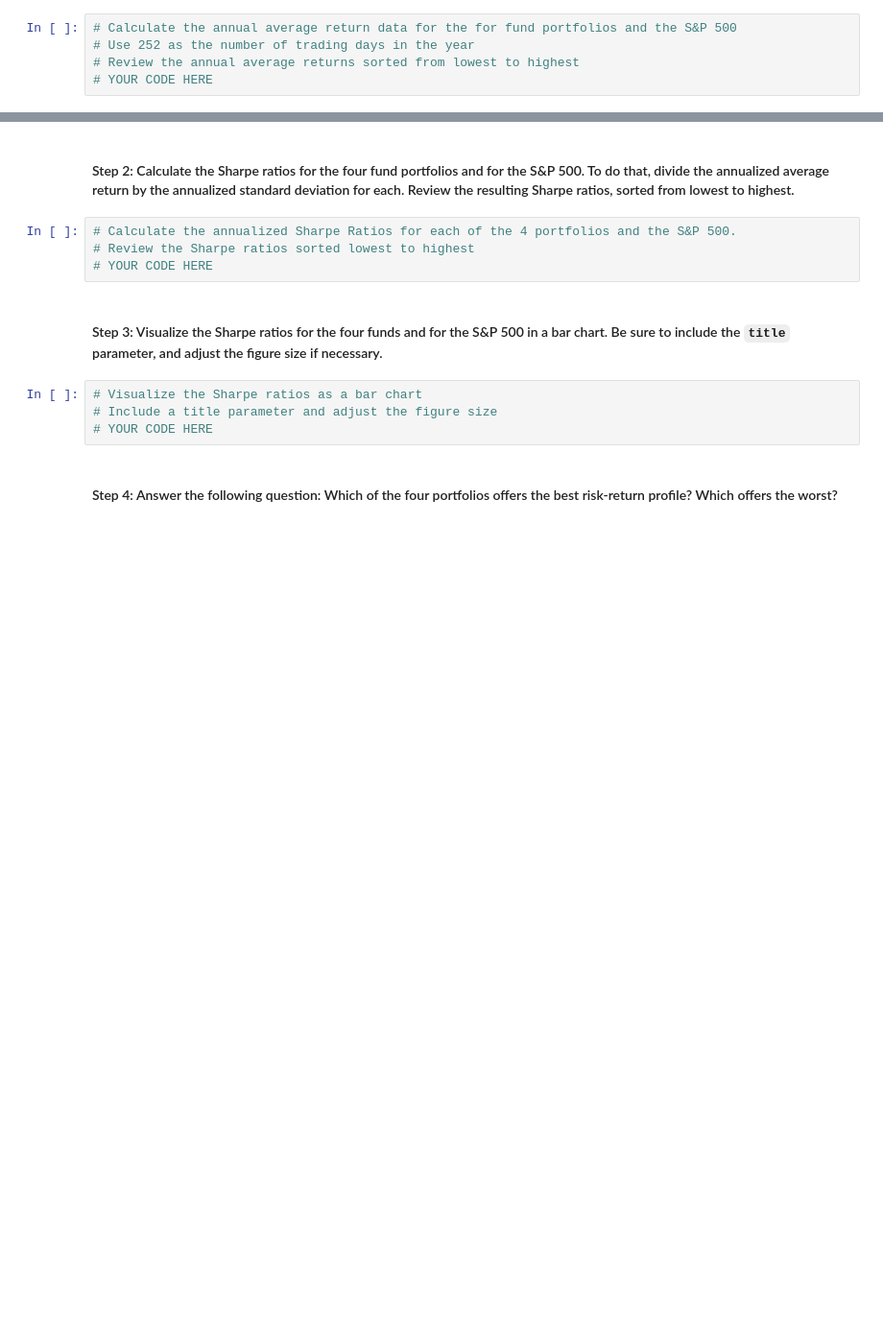
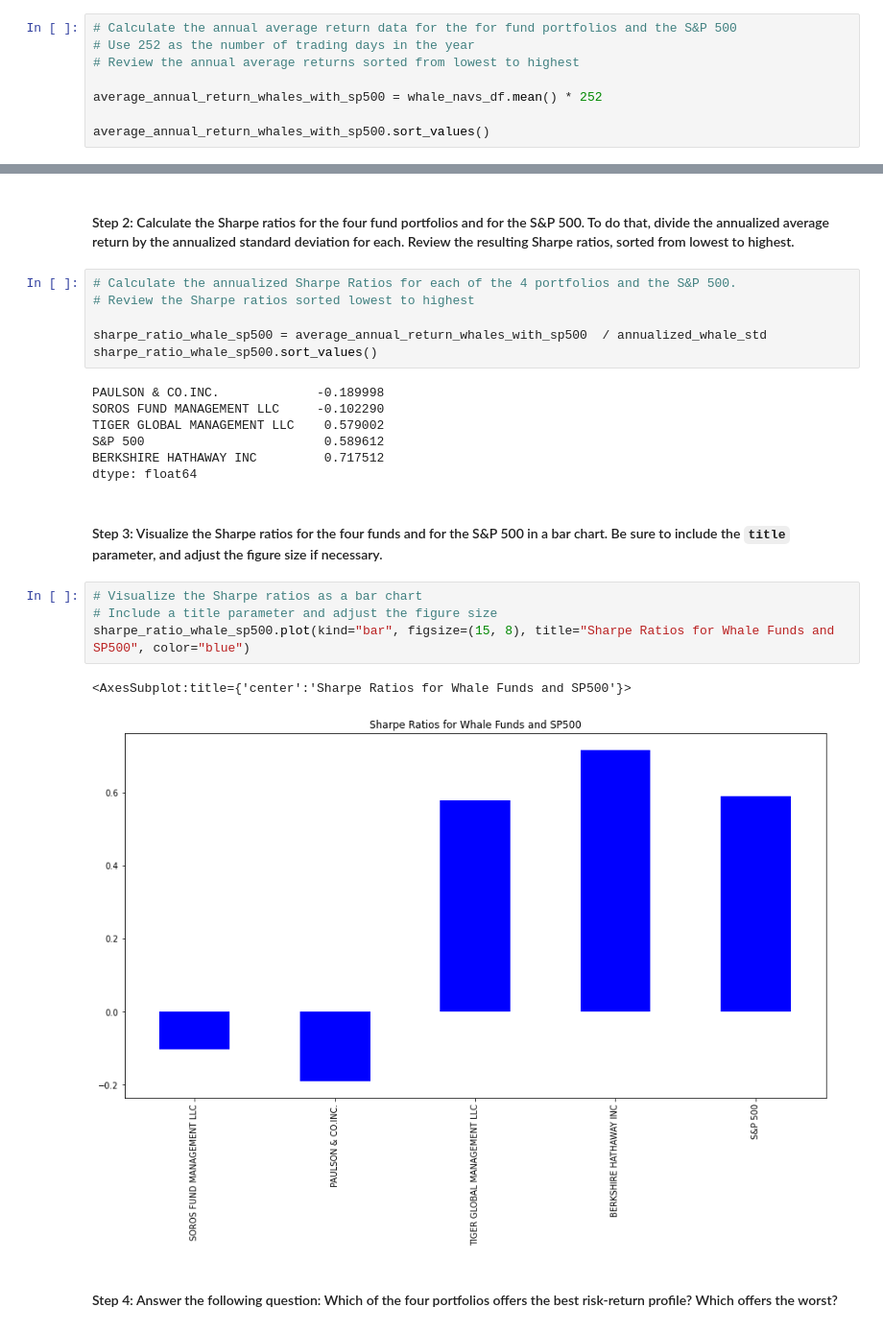
Before and after one commit to justcb/risk_return_analysis, a Jupyter notebook: risk_return_analysis.ipynb, the cells around one changed output, grey strips where cells are left out. Shown: that part at 96% size. Drawn from its saved outputs; the diff is of its cells as text; blank space fills up the shorter version.

```diff
--- a/risk_return_analysis.ipynb
+++ b/risk_return_analysis.ipynb
@@ -329,4 +329,7 @@ To determine the overall risk of an asset or portfolio, quantitative analysts an
 # Calculate the annual average return data for the for fund portfolios and the S&P 500
 # Use 252 as the number of trading days in the year
 # Review the annual average returns sorted from lowest to highest
-# YOUR CODE HERE
+
+average_annual_return_whales_with_sp500 = whale_navs_df.mean() * 252
+
+average_annual_return_whales_with_sp500.sort_values()
@@ -335,13 +345,25 @@ To determine the overall risk of an asset or portfolio, quantitative analysts an
 # %%
 # Calculate the annualized Sharpe Ratios for each of the 4 portfolios and the S&P 500.
 # Review the Sharpe ratios sorted lowest to highest
-# YOUR CODE HERE
+
+sharpe_ratio_whale_sp500 = average_annual_return_whales_with_sp500  / annualized_whale_std
+sharpe_ratio_whale_sp500.sort_values()
+# %% [output]
+PAULSON & CO.INC.             -0.189998
+SOROS FUND MANAGEMENT LLC     -0.102290
+TIGER GLOBAL MANAGEMENT LLC    0.579002
+S&P 500                        0.589612
+BERKSHIRE HATHAWAY INC         0.717512
+dtype: float64
 # %% [markdown]
 #### Step 3: Visualize the Sharpe ratios for the four funds and for the S&P 500 in a bar chart. Be sure to include the `title` parameter, and adjust the figure size if necessary.
 # %%
 # Visualize the Sharpe ratios as a bar chart
 # Include a title parameter and adjust the figure size
-# YOUR CODE HERE
+sharpe_ratio_whale_sp500.plot(kind="bar", figsize=(15, 8), title="Sharpe Ratios for Whale Funds and SP500", color="blue")
+# %% [output]
+<AxesSubplot:title={'center':'Sharpe Ratios for Whale Funds and SP500'}>
+[figure, added]
 # %% [markdown]
 #### Step 4: Answer the following question: Which of the four portfolios offers the best risk-return profile? Which offers the worst?
 # %% [markdown]
```
Also changed, not shown: parts of 14 cells of this notebook, 13 other files.
